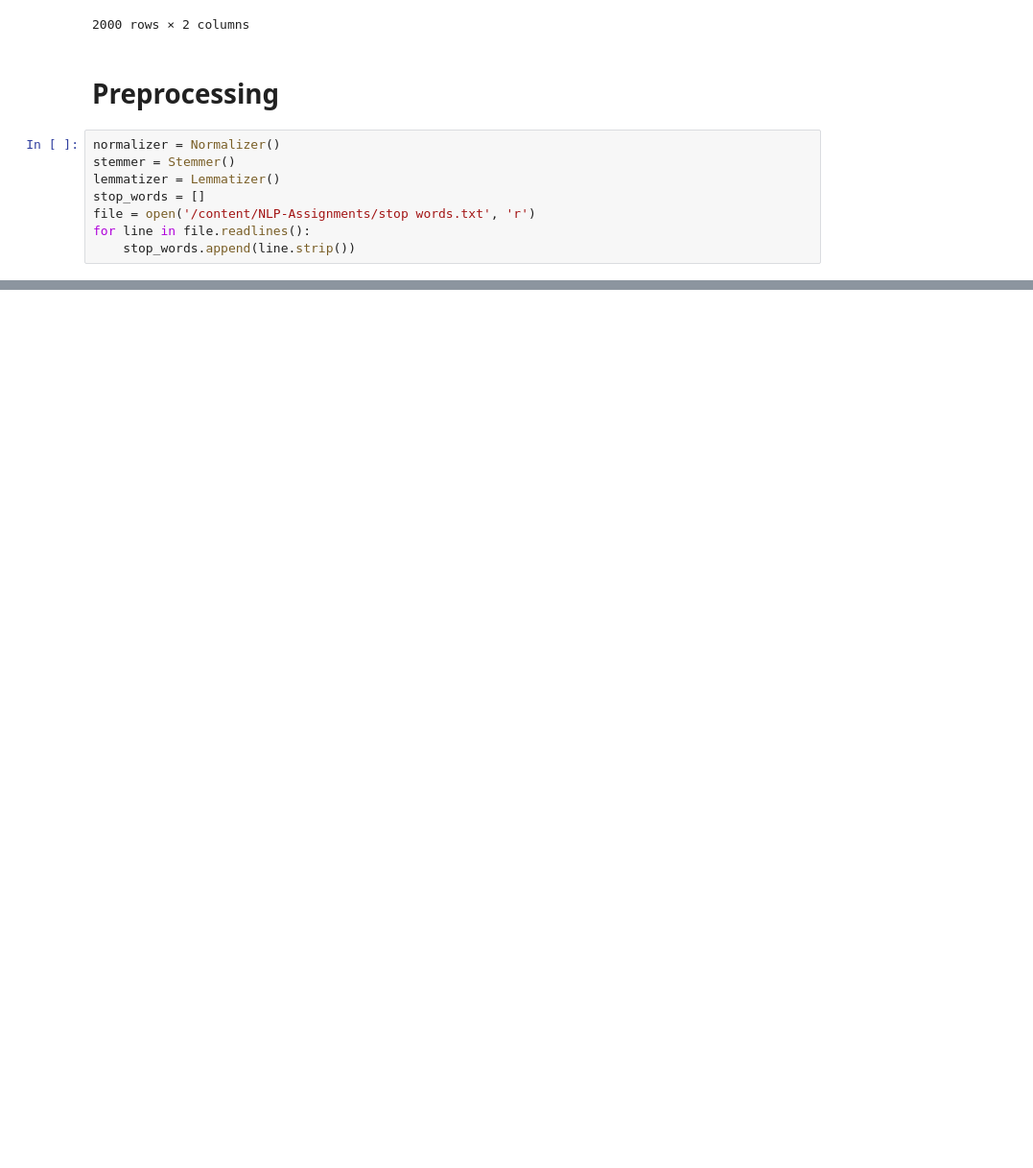
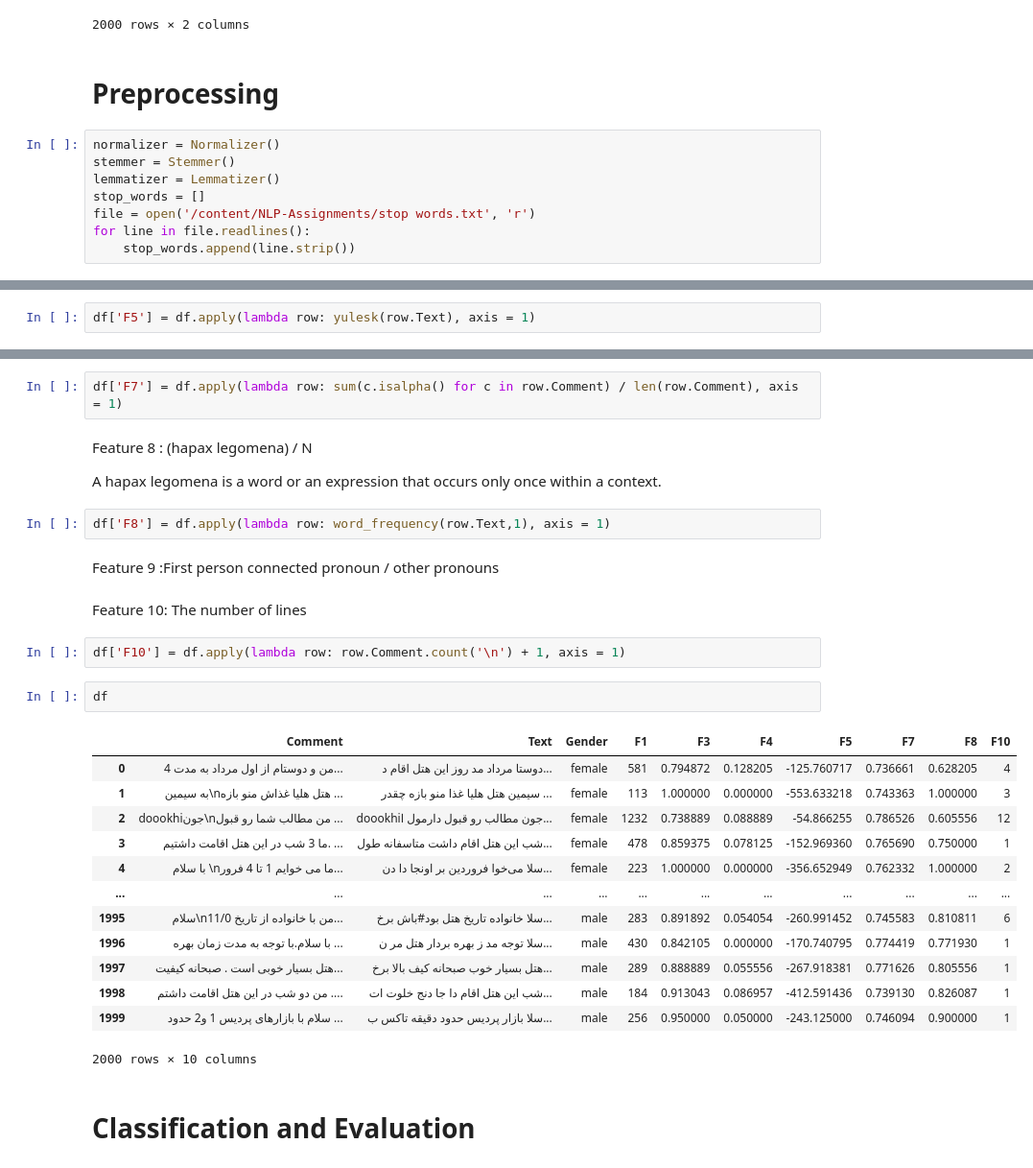
Before and after one commit to HLTT14/NLP-Assignments, a Jupyter notebook: NLP_Assignment1.ipynb, the cells around one changed output, grey strips where cells are left out. Shown at 96% size. Saved outputs shown, nothing was run; the diff lists cells and outputs as text; blank space fills up the shorter version.

```diff
--- a/NLP_Assignment1.ipynb
+++ b/NLP_Assignment1.ipynb
@@ -150,0 +192,2 @@ df
+# %%
+df['F5'] = df.apply(lambda row: yulesk(row.Text), axis = 1)
@@ -150,0 +198,32 @@ df
+# %%
+df['F7'] = df.apply(lambda row: sum(c.isalpha() for c in row.Comment) / len(row.Comment), axis = 1)
+# %% [markdown]
+Feature 8 : (hapax legomena) / N
+
+A hapax legomena is a word or an expression that occurs only once within a context.
+# %%
+df['F8'] = df.apply(lambda row: word_frequency(row.Text,1), axis = 1)
+# %% [markdown]
+Feature 9 :First person connected pronoun / other pronouns
+# %% [markdown]
+Feature 10: The number of lines
+# %%
+df['F10'] = df.apply(lambda row: row.Comment.count('\n') + 1, axis = 1)
+# %%
+df
+# %% [output]
+|  | Comment | Text | Gender | F1 | F3 | F4 | F5 | F7 | F8 | F10 |
+| 0 | من و دوستام از اول مرداد به مدت 4... | دوستا مرداد مد روز این هتل اقام د... | female | 581 | 0.794872 | 0.128205 | -125.760717 | 0.736661 | 0.628205 | 4 |
+| 1 | به سیمین\nهتل هلیا غذاش منو بازه ... | سیمین هتل هلیا غذا منو بازه چقدر ... | female | 113 | 1.000000 | 0.000000 | -553.633218 | 0.743363 | 1.000000 | 3 |
+| 2 | doookhiجون\nمن مطالب شما رو قبول ... | doookhiجون مطالب رو قبول دارمول ا... | female | 1232 | 0.738889 | 0.088889 | -54.866255 | 0.786526 | 0.605556 | 12 |
+| 3 | ما 3 شب در این هتل اقامت داشتیم. ... | شب این هتل اقام داشت متاسفانه طول... | female | 478 | 0.859375 | 0.078125 | -152.969360 | 0.765690 | 0.750000 | 1 |
+| 4 | با سلام \nما می خوایم 1 تا 4 فرور... | سلا می‌خوا فروردین بر اونجا دا دن... | female | 223 | 1.000000 | 0.000000 | -356.652949 | 0.762332 | 1.000000 | 2 |
+| ... | ... | ... | ... | ... | ... | ... | ... | ... | ... | ... |
+| 1995 | سلام\nمن با خانواده از تاریخ 11/0... | سلا خانواده تاریخ هتل بود#باش برخ... | male | 283 | 0.891892 | 0.054054 | -260.991452 | 0.745583 | 0.810811 | 6 |
+| 1996 | با سلام.با توجه به مدت زمان بهره ... | سلا توجه مد ز بهره بردار هتل مر ن... | male | 430 | 0.842105 | 0.000000 | -170.740795 | 0.774419 | 0.771930 | 1 |
+| 1997 | هتل بسیار خوبی است . صبحانه کیفیت... | هتل بسیار خوب صبحانه کیف بالا برخ... | male | 289 | 0.888889 | 0.055556 | -267.918381 | 0.771626 | 0.805556 | 1 |
+| 1998 | من دو شب در این هتل اقامت داشتم .... | شب این هتل اقام دا جا دنج خلوت ات... | male | 184 | 0.913043 | 0.086957 | -412.591436 | 0.739130 | 0.826087 | 1 |
+| 1999 | سلام با بازارهای پردیس 1 و2 حدود ... | سلا بازار پردیس حدود دقیقه تاکس ب... | male | 256 | 0.950000 | 0.050000 | -243.125000 | 0.746094 | 0.900000 | 1 |
+2000 rows × 10 columns
+# %% [markdown]
+# Classification and Evaluation
```
Also changed, not shown: parts of 16 cells of this notebook.
